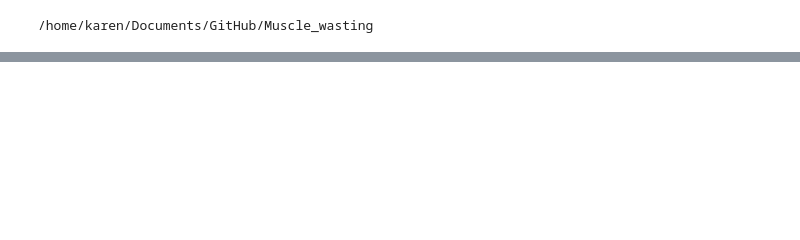
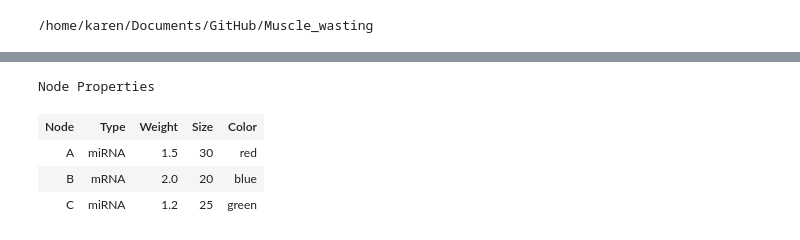
Before and after one commit to Kathyren/Muscle_wasting, a Jupyter notebook: mirna_scoring/notebooks/Evaluate_mirs/Print_subNetwork.ipynb, the cells around one changed output, grey strips where cells are left out. Cells and saved outputs as stored; diff of their text form; code cells hidden in the pictures; blank space fills up the shorter version.

```diff
--- a/mirna_scoring/notebooks/Evaluate_mirs/Print_subNetwork.ipynb
+++ b/mirna_scoring/notebooks/Evaluate_mirs/Print_subNetwork.ipynb
@@ -190,0 +177,2 @@ network.html
+# %%
+html_file = "all_selected.html"
@@ -190,0 +278,3 @@ network.html
+# %%
+table_html = generate_html_table(nodes_data)
+dynamic_html = make_dynamic_table(table_html)
@@ -190,0 +283,14 @@ network.html
+# %%
+with open(html_file, "r") as file:
+    network_content = file.read()
+
+# Inject the table at the end of the HTML content
+network_content += dynamic_html
+
+# Save the updated HTML
+updated_html = html_file
+with open(updated_html, "w") as file:
+    file.write(network_content)
+
+# Display the updated HTML in the notebook
+display(HTML(updated_html))
@@ -190,0 +299,56 @@ network.html
+# %%
+from pyvis.network import Network
+import networkx as nx
+from IPython.core.display import display, HTML
+
+# Create a sample directed graph (for demonstration)
+G = nx.DiGraph()
+G.add_edges_from([("A", "B"), ("B", "C"), ("A", "C")])
+
+# Assigning some properties to nodes (for demonstration purposes)
+node_properties = {
+    'A': {'color': 'red', 'size': 30, 'type': 'miRNA', 'weight': 1.5},
+    'B': {'color': 'blue', 'size': 20, 'type': 'mRNA', 'weight': 2.0},
+    'C': {'color': 'green', 'size': 25, 'type': 'miRNA', 'weight': 1.2}
+}
+
+# Create the Pyvis network
+net = Network(notebook=True, height="600px", width="100%", directed=True)
+
+# Add nodes with tooltips (showing their properties)
+for node, properties in node_properties.items():
+    tooltip = f"Type: {properties['type']}<br>Weight: {properties['weight']}"  # Customize as needed
+    net.add_node(node, label=node, color=properties['color'], size=properties['size'], title=tooltip)
+
+# Add edges (this part remains the same as before)
+for u, v in G.edges():
+    net.add_edge(u, v, color="blue", arrows="to")
+
+# Save the network to an HTML file
+network_html = "network_with_tooltips.html"
+net.show(network_html)
+
+# Generate an HTML table with the node properties
+table_html = "<h2>Node Properties</h2><table border='1'><tr><th>Node</th><th>Type</th><th>Weight</th><th>Size</th><th>Color</th></tr>"
+
+# Populate the table with node properties
+for node, properties in node_properties.items():
+    table_html += f"<tr><td>{node}</td><td>{properties['type']}</td><td>{properties['weight']}</td><td>{properties['size']}</td><td>{properties['color']}</td></tr>"
+
+table_html += "</table>"
+
+# Open the network HTML file and inject the table below the network visualization
+with open(network_html, "r") as file:
+    network_content = file.read()
+
+# Inject the table at the end of the HTML content
+network_content += table_html
+
+# Save the updated HTML
+updated_html = "network_with_table_and_tooltips.html"
+with open(updated_html, "w") as file:
+    file.write(network_content)
+
+# Display the updated HTML in the notebook
+display(HTML(updated_html))
+# %% [output]
@@ -190,0 +357,5 @@ network.html
+Node Properties
+| Node | Type | Weight | Size | Color |
+| A | miRNA | 1.5 | 30 | red |
+| B | mRNA | 2.0 | 20 | blue |
+| C | miRNA | 1.2 | 25 | green |
```
Also changed, not shown: parts of 8 cells of this notebook, 4 other files.
